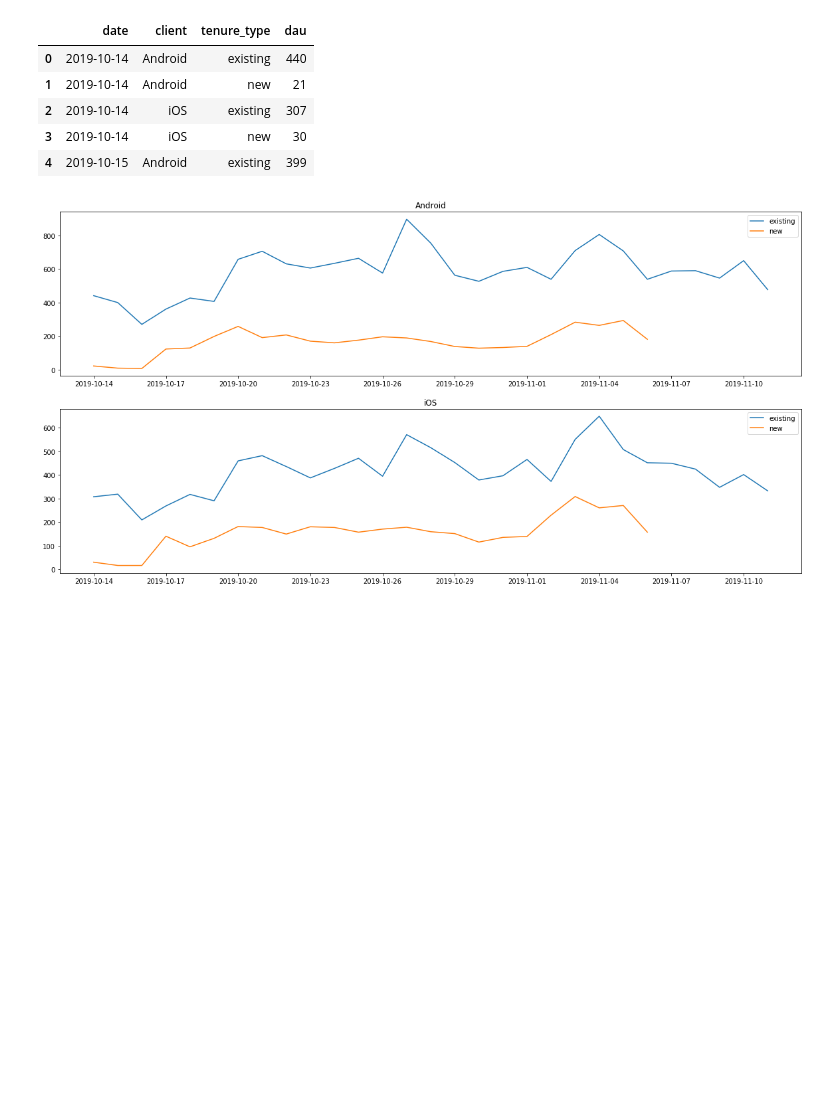
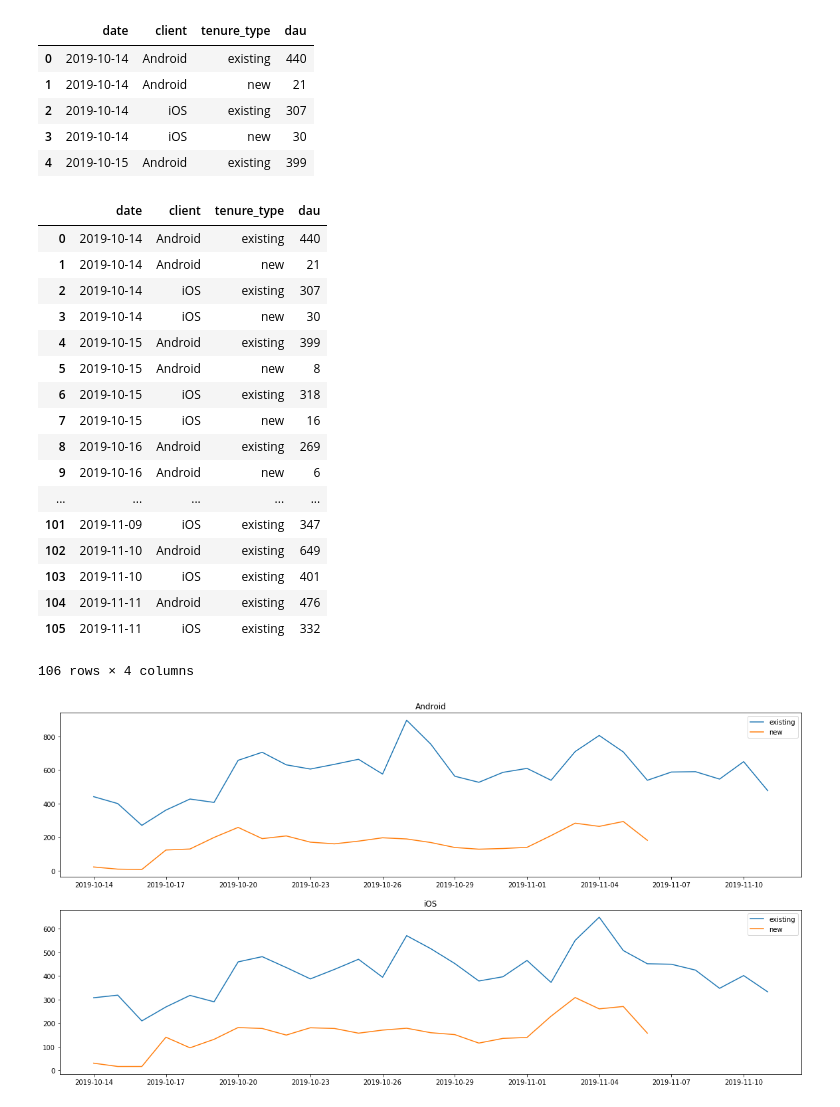
Before and after one commit to dvoong/fan_games_arena_ltd, a Jupyter notebook: notebooks/2019-11-13_dau.ipynb, the cells around one changed output. Saved outputs shown, nothing was run; the diff lists cells and outputs as text; code cells hidden in the pictures; blank space fills up the shorter version.

```diff
--- a/notebooks/2019-11-13_dau.ipynb
+++ b/notebooks/2019-11-13_dau.ipynb
@@ -82,6 +82,27 @@ df.head()
 | 2 | 2019-10-14 | iOS | existing | 307 |
 | 3 | 2019-10-14 | iOS | new | 30 |
 | 4 | 2019-10-15 | Android | existing | 399 |
+# %%
+df
+# %% [output]
+|  | date | client | tenure_type | dau |
+| 0 | 2019-10-14 | Android | existing | 440 |
+| 1 | 2019-10-14 | Android | new | 21 |
+| 2 | 2019-10-14 | iOS | existing | 307 |
+| 3 | 2019-10-14 | iOS | new | 30 |
+| 4 | 2019-10-15 | Android | existing | 399 |
+| 5 | 2019-10-15 | Android | new | 8 |
+| 6 | 2019-10-15 | iOS | existing | 318 |
+| 7 | 2019-10-15 | iOS | new | 16 |
+| 8 | 2019-10-16 | Android | existing | 269 |
+| 9 | 2019-10-16 | Android | new | 6 |
+| ... | ... | ... | ... | ... |
+| 101 | 2019-11-09 | iOS | existing | 347 |
+| 102 | 2019-11-10 | Android | existing | 649 |
+| 103 | 2019-11-10 | iOS | existing | 401 |
+| 104 | 2019-11-11 | Android | existing | 476 |
+| 105 | 2019-11-11 | iOS | existing | 332 |
+106 rows × 4 columns
 # %%
 fig, axes = plt.subplots(2, 1, figsize=(20, 10))
 for i, (client, df_) in enumerate(df.groupby('client')):
```
Also changed, not shown: 14 other files.
